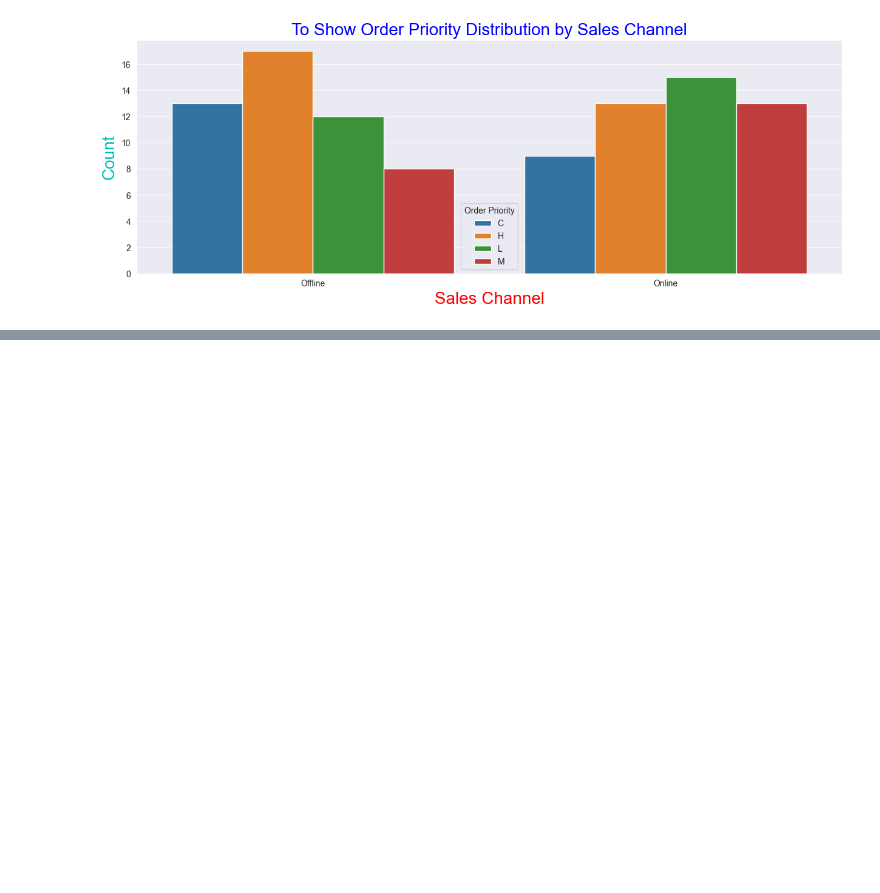
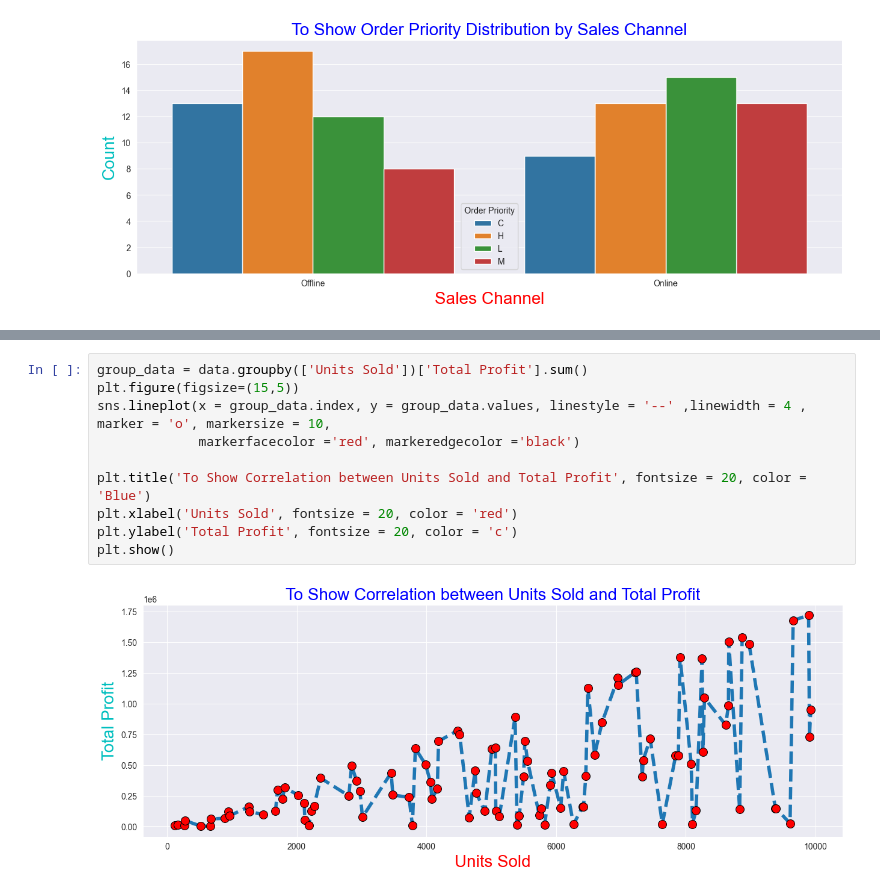
Before and after one commit to gdprasad1201/Amazon-Sales-Data-Analytics-Mini-Project, a Jupyter notebook: sales.ipynb, the cells around one changed output, grey strips where cells are left out. Drawn from its saved outputs; the diff is of its cells as text; blank space fills up the shorter version.

```diff
--- a/sales.ipynb
+++ b/sales.ipynb
@@ -198,0 +300,12 @@ plt.show()
+# %%
+group_data = data.groupby(['Units Sold'])['Total Profit'].sum()
+plt.figure(figsize=(15,5))
+sns.lineplot(x = group_data.index, y = group_data.values, linestyle = '--' ,linewidth = 4 , marker = 'o', markersize = 10,
+             markerfacecolor ='red', markeredgecolor ='black')
+
+plt.title('To Show Correlation between Units Sold and Total Profit', fontsize = 20, color = 'Blue')
+plt.xlabel('Units Sold', fontsize = 20, color = 'red')
+plt.ylabel('Total Profit', fontsize = 20, color = 'c')
+plt.show()
+# %% [output]
+[figure, added]
```
Also changed, not shown: parts of 14 cells of this notebook.
